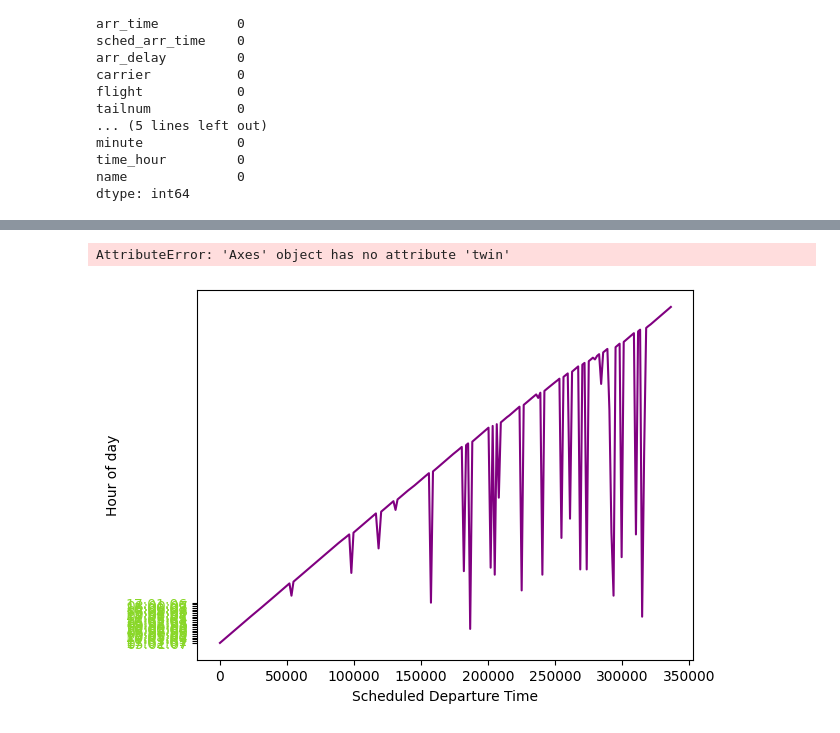
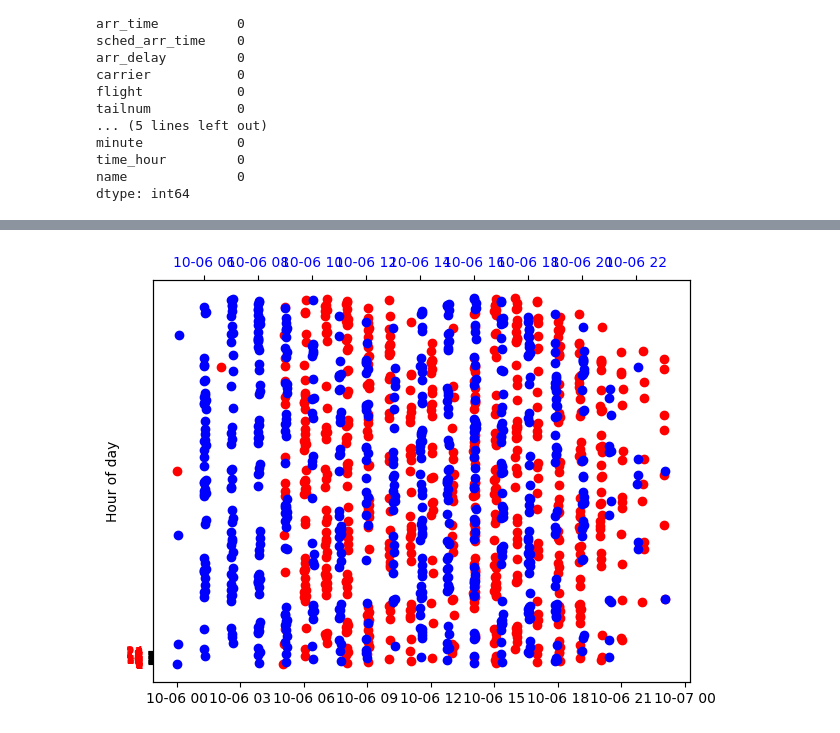
Before and after one commit to steven-midgley/project_one, a Jupyter notebook: notebooks/main_notebook.ipynb, the cells around one changed output, grey strips where cells are left out. Saved outputs shown, nothing was run; the diff lists cells and outputs as text; code cells hidden in the pictures.

```diff
--- a/notebooks/main_notebook.ipynb
+++ b/notebooks/main_notebook.ipynb
@@ -177,9 +246,0 @@ df.sample(n=5)
-# %%
-df.dep_time = df.dep_time.astype(int)
-df.dep_time = df.dep_time.astype(str).str.zfill(4)
-df.sched_dep_time = df.sched_dep_time.astype(str).str.zfill(4)
-
-df.dep_time = pd.to_datetime(df.dep_time, format="%H%M%S").dt.strftime("%H:%M:%S")
-df.sched_dep_time = pd.to_datetime(df.sched_dep_time, format="%H%M%S").dt.strftime(
-    "%H:%M:%S"
-)
@@ -210,24 +404,29 @@ plt.show()
+# %%
+dfc.dep_time = pd.to_datetime(dfc.dep_time)
+dfc.sched_dep_time = pd.to_datetime(dfc.sched_dep_time)
+
+dfc["dep_in_min"] = dfc.dep_time.dt.hour * 60 + dfc.dep_time.dt.minute
+dfc["sched_dep_in_min"] = dfc.sched_dep_time.dt.hour * 60 + dfc.sched_dep_time.dt.minute
 # %%
-y1 = df.dep_time[::1500]
-y2 = df.sched_dep_time[::1500]
+y1 = dfc.dep_time[::500]
+
+y2 = dfc.sched_dep_time[::500]
 
 fig, ax1 = plt.subplots()
 
 # x-axis 1
-ax1.plot(y1, color="purple")
-ax1.set_xlabel("Scheduled Departure Time")
-ax1.tick_params(axis="y", labelcolor="#89d728")
+ax1.scatter(y1, range(len(y1)), color="red", label="Actual Departure")
+ax1.tick_params(axis="y", labelcolor="red")
 
-ax1.set_yticks(range(0, 24))
+ax1.set_yticks(range(25))
 ax1.set_ylabel("Hour of day")
 
 # x-axis 2
-ax2 = ax1.twin()
-ax2.plot(y2, color="pink", label="Departure Time")
-ax2.tick_params(axis="y", labelcolor="#89d728")
+ax2 = ax1.twiny()
+ax2.scatter(y2, range(len(y2)), color="blue", label="Scheduled Departure")
+ax2.tick_params(axis="x", labelcolor="blue")
 
 fig.tight_layout()
 plt.show()
 # %% [output]
-AttributeError: 'Axes' object has no attribute 'twin'
-[figure, old version]
+[figure, new version]
```
Also changed, not shown: parts of 17 cells of this notebook, 2 other files.
